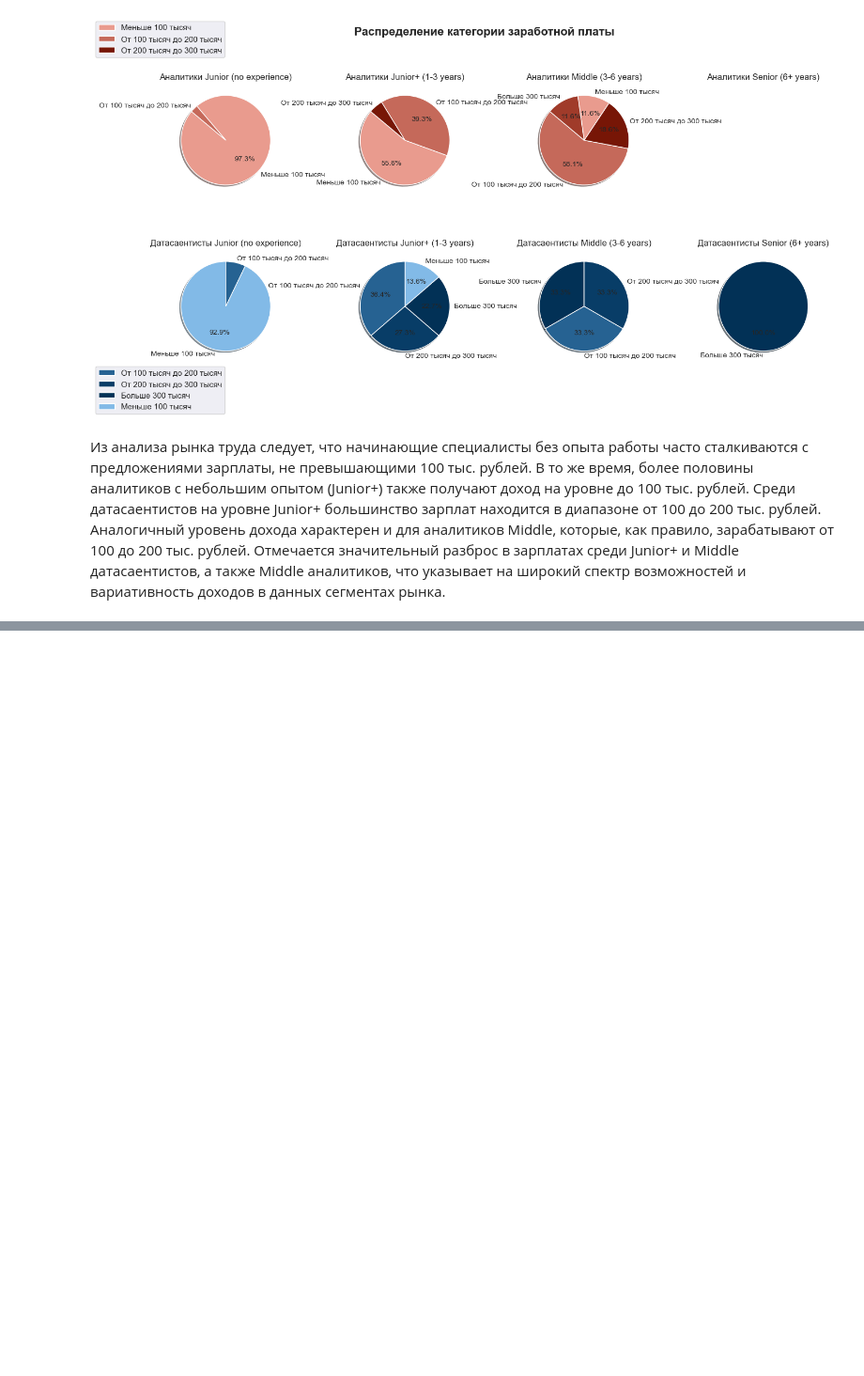
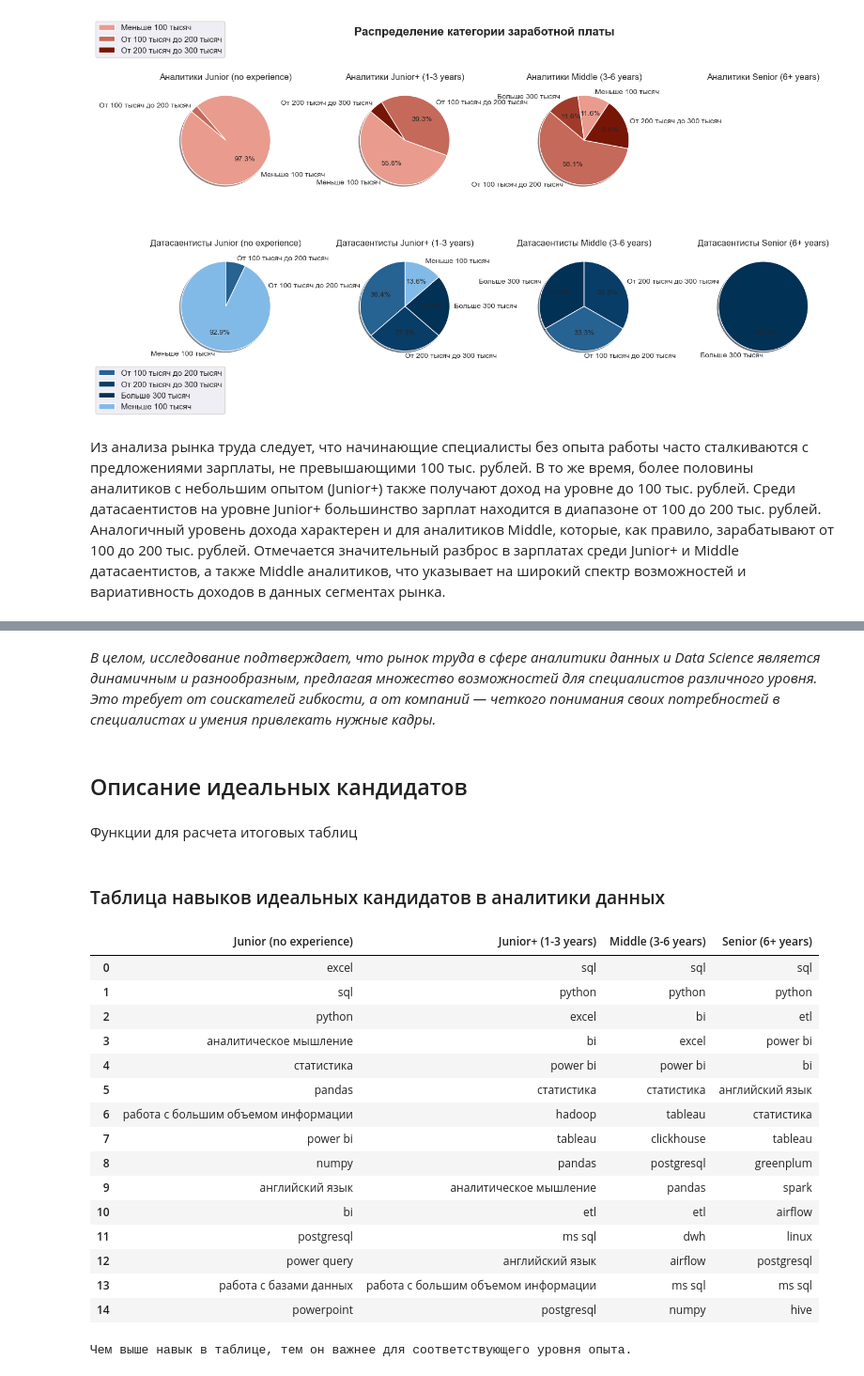
Before and after one commit to KuBaN658/vacancy_analysis, a Jupyter notebook: vacancy_analysis.ipynb, the cells around one changed output, grey strips where cells are left out. Shown at 94% size. Cells and saved outputs as stored; diff of their text form; code cells hidden in the pictures; blank space fills up the shorter version.

```diff
--- a/vacancy_analysis.ipynb
+++ b/vacancy_analysis.ipynb
@@ -1372,0 +1396,6 @@ plot_share(
+# %% [markdown]
+*В целом, исследование подтверждает, что рынок труда в сфере аналитики данных и Data Science является динамичным и разнообразным, предлагая множество возможностей для специалистов различного уровня. Это требует от соискателей гибкости, а от компаний — четкого понимания своих потребностей в специалистах и умения привлекать нужные кадры.*
+# %% [markdown]
+## Описание идеальных кандидатов
+# %% [markdown]
+Функции для расчета итоговых таблиц
@@ -1372,0 +1453,22 @@ plot_share(
+# %% [markdown]
+### Таблица навыков идеальных кандидатов в аналитики данных
+# %%
+calc_ideal_candidate('da')
+# %% [output]
+|  | Junior (no experience) | Junior+ (1-3 years) | Middle (3-6 years) | Senior (6+ years) |
+| 0 | excel | sql | sql | sql |
+| 1 | sql | python | python | python |
+| 2 | python | excel | bi | etl |
+| 3 | аналитическое мышление | bi | excel | power bi |
+| 4 | статистика | power bi | power bi | bi |
+| 5 | pandas | статистика | статистика | английский язык |
+| 6 | работа с большим объемом информации | hadoop | tableau | статистика |
+| 7 | power bi | tableau | clickhouse | tableau |
+| 8 | numpy | pandas | postgresql | greenplum |
+| 9 | английский язык | аналитическое мышление | pandas | spark |
+| 10 | bi | etl | etl | airflow |
+| 11 | postgresql | ms sql | dwh | linux |
+| 12 | power query | английский язык | airflow | postgresql |
+| 13 | работа с базами данных | работа с большим объемом информации | ms sql | ms sql |
+| 14 | powerpoint | postgresql | numpy | hive |
+Чем выше навык в таблице, тем он важнее для соответствующего уровня опыта.
```
Also changed, not shown: parts of 29 cells of this notebook.
